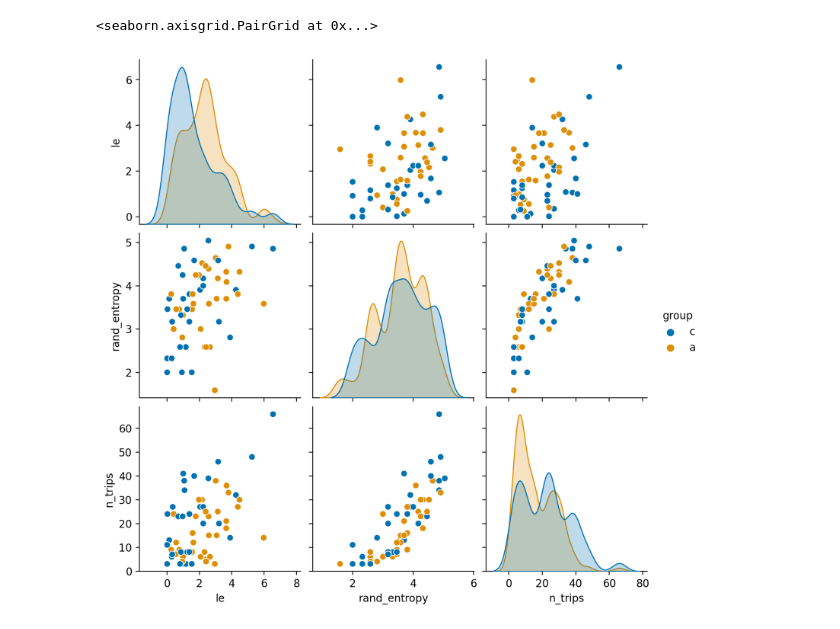
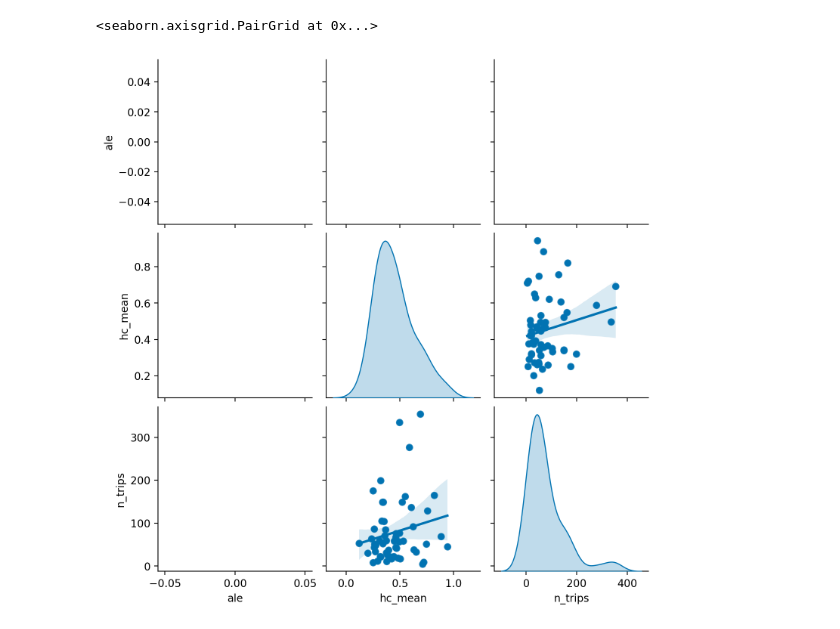
Before and after one commit to benediktstroebl/Master-Thesis, a Jupyter notebook: evaluation_freemove.ipynb, the cells around one changed output. Drawn from its saved outputs; the diff is of its cells as text; code cells hidden in the pictures.

Commit message:
plotting

```diff
--- a/evaluation_freemove.ipynb
+++ b/evaluation_freemove.ipynb
@@ -66,7 +66,7 @@ def compute_perf_scores(uid, n_points=N_POINTS):
 
 
 def evaluate_attack(n_draws_per_user=10):
-    eval_scores = {'user_id': [], 'homogeneity': [], 'completeness': [], 'v_measure': []}
+    eval_scores = {'user_id': [], 'homogeneity': [], 'completeness': [], 'hc_mean': []}
 
     # only evaluate user that have at least N_POINTS/2 + 1 trips
     for uid in tqdm(user_ids):
@@ -91,15 +91,20 @@ def evaluate_attack(n_draws_per_user=10):
         eval_scores['user_id'].extend([uid] * len(h_scores))
         eval_scores['homogeneity'].extend(h_scores)
         eval_scores['completeness'].extend(c_scores)
-        eval_scores['v_measure'].extend(v_scores)
+        eval_scores['hc_mean'].extend(v_scores)
 
     return pd.DataFrame.from_dict(eval_scores)
 
 scores = evaluate_attack()
 # %%
 data_scatter = scores.groupby('user_id').mean().reset_index().astype({'user_id': 'category'})
-data_scatter = data_scatter.sort_values('v_measure').reset_index(drop=True)
+data_scatter = data_scatter.sort_values('hc_mean').reset_index(drop=True)
 data_scatter['uid'] = range(0, len(data_scatter))
+
+data_scatter.loc[data_scatter.hc_mean > data_scatter.hc_mean.quantile(0.7), 'group'] = "HV"
+# data_box.loc[(data_box.v_measure > data_box.v_measure.quantile(0.33)) & (data_box.v_measure <= data_box.v_measure.quantile(0.66)), 'group'] = "b"
+data_scatter.loc[data_scatter.hc_mean <= data_scatter.hc_mean.quantile(0.3), 'group'] = "LV"
+pairs=[("LV", "HV")]
 
 ax = sns.scatterplot(y='homogeneity',
             x='uid',
@@ -107,12 +112,12 @@ ax = sns.scatterplot(y='homogeneity',
 sns.scatterplot(y='completeness',
             x='uid',
             data=data_scatter)
-sns.scatterplot(y='v_measure',
+sns.scatterplot(y='hc_mean',
             x='uid',
             data=data_scatter)
 
 ax.set_xlabel("User ID")
 ax.set_ylabel( "Value")
-ax.legend(['Homogeneity', 'Completeness', 'V-Measure'])
+ax.legend(['Homogeneity', 'Completeness', 'HC-Mean'])
 # %% [output]
 <matplotlib.legend.Legend at 0x...>
@@ -158,36 +216,32 @@ Text(0.5, 0, 'Value')
 # %%
-scores = pd.merge(scores, clustering_result_data.groupby('PERSON_ID').TRIP_ID.nunique().reset_index().query('TRIP_ID > @N_POINTS/2').rename(columns={'TRIP_ID': 'n_trips', 'PERSON_ID': 'user_id'}), how='left')
-
-scores.loc[scores.v_measure > scores.v_measure.quantile(0.5), 'group'] = "HV"
-# scores.loc[(scores.v_measure > scores.v_measure.quantile(0.33)) & (scores.v_measure <= scores.v_measure.quantile(0.66)), 'group'] = "b"
-scores.loc[scores.v_measure <= scores.v_measure.quantile(0.5), 'group'] = "LV"
+data_scatter = pd.merge(data_scatter, clustering_result_data.groupby('PERSON_ID').TRIP_ID.nunique().reset_index().query('TRIP_ID > @N_POINTS/2').rename(columns={'TRIP_ID': 'n_trips', 'PERSON_ID': 'user_id'}), how='left')
 
 f, (ax_1, ax_2, ax_3) = plt.subplots(ncols=3, sharex=True)
 
 ax = sns.violinplot(
             y='n_trips',
             x='group',
-            data=scores,
+            data=data_box,
             ax=ax_1)
-annotator = Annotator(ax_1, pairs, data=scores, x='group', y='n_trips')
+annotator = Annotator(ax_1, pairs, data=data_box, x='group', y='n_trips')
 annotator.configure(test='t-test_welch', text_format='simple', loc='outside')
 annotator.apply_and_annotate()
 
 ax = sns.violinplot(
             y='ale',
             x='group',
-            data=scores,
+            data=data_box,
             ax=ax_2)
-annotator = Annotator(ax_2, pairs, data=scores, x='group', y='ale')
+annotator = Annotator(ax_2, pairs, data=data_box, x='group', y='ale')
 annotator.configure(test='t-test_welch', text_format='simple', loc='outside')
 annotator.apply_and_annotate()
 
 ax = sns.violinplot(
             y='rand_entropy',
             x='group',
-            data=scores,
+            data=data_box,
             ax=ax_3)
-annotator = Annotator(ax_3, pairs, data=scores, x='group', y='rand_entropy')
+annotator = Annotator(ax_3, pairs, data=data_box, x='group', y='rand_entropy')
 annotator.configure(test='t-test_welch', text_format='simple', loc='outside')
 annotator.apply_and_annotate()
 
@@ -227,10 +297,10 @@ rg = radius_of_gyration(tdf_freemove)
 # %%
-scores = pd.merge(scores, rg.rename(columns={'uid': 'user_id'}), how='left')
+data_scatter = pd.merge(data_scatter, rg.rename(columns={'uid': 'user_id'}), how='left')
 
 ax = sns.boxplot(
-            x='radius_of_gyration',
-            y='group',
-            data=scores)
+            y='radius_of_gyration',
+            x='group',
+            data=data_scatter)
 
 
 ax.set_xlabel("User Group")
@@ -302,6 +324,6 @@ Text(0.5, 0, 'User Group')
 # %%
-g = sns.pairplot(scores[['le', 'group', 'rand_entropy', 'n_trips']], hue='group')
-g.map_offdiag(sns.scatterplot)
+g = sns.pairplot(data_scatter[['ale', 'hc_mean', 'n_trips']], diag_kind="kde")
+g.map_offdiag(sns.regplot)
 # %% [output]
 <seaborn.axisgrid.PairGrid at 0x...>
-[figure, old version]
+[figure, new version]
```
Also changed, not shown: parts of 21 cells of this notebook, 6 other files.
